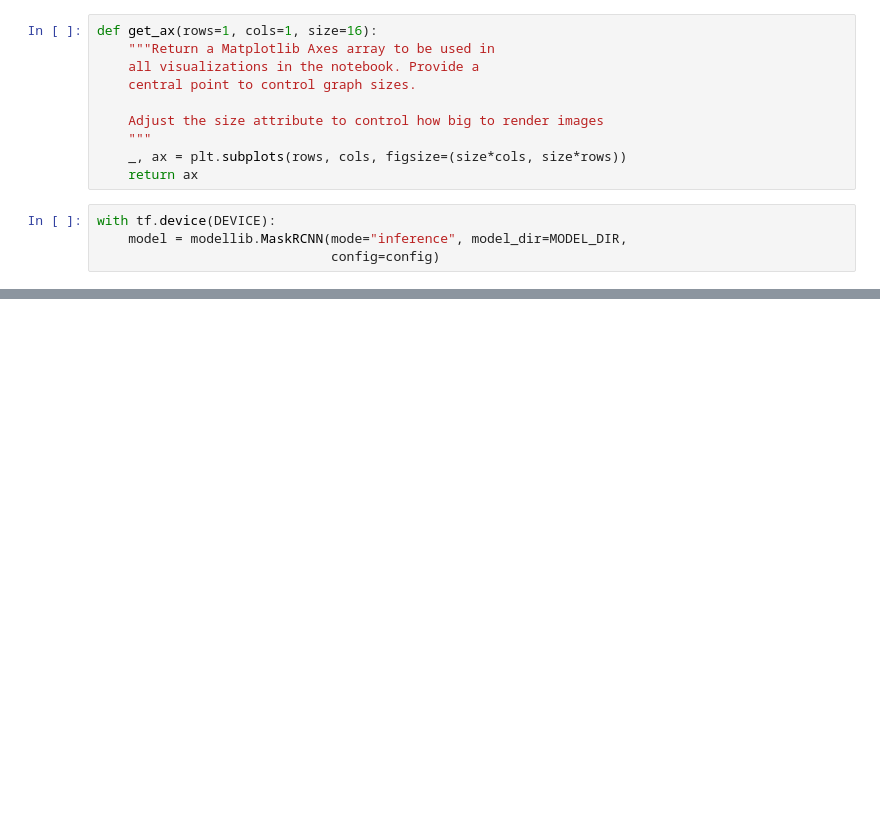
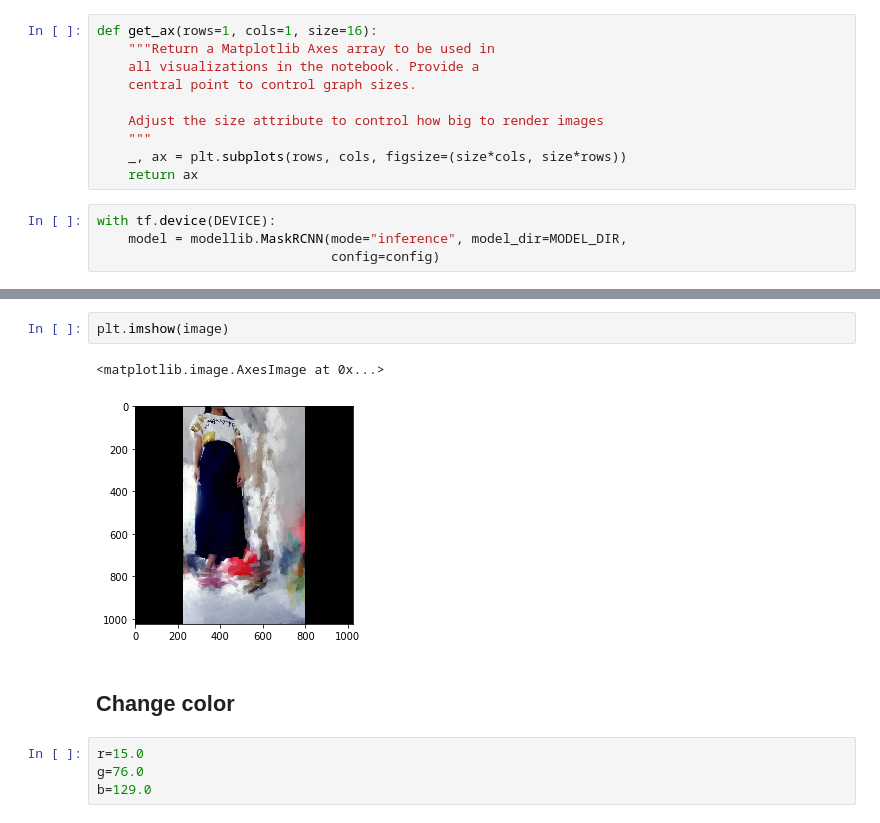
Before and after one commit to limaries30/pyfashion, a Jupyter notebook: model_eda.ipynb, the cells around one changed output, grey strips where cells are left out. Cells and saved outputs as stored; diff of their text form; blank space fills up the shorter version.

```diff
--- a/model_eda.ipynb
+++ b/model_eda.ipynb
@@ -211,0 +231,11 @@ visualize.plot_overlaps(gt_class_id, r['class_ids'], r['scores'],
+# %%
+plt.imshow(image)
+# %% [output]
+<matplotlib.image.AxesImage at 0x...>
+[figure, added]
+# %% [markdown]
+## Change color
+# %%
+r=15.0
+g=76.0
+b=129.0
```
Also changed, not shown: parts of 19 cells of this notebook, 2 other files.
